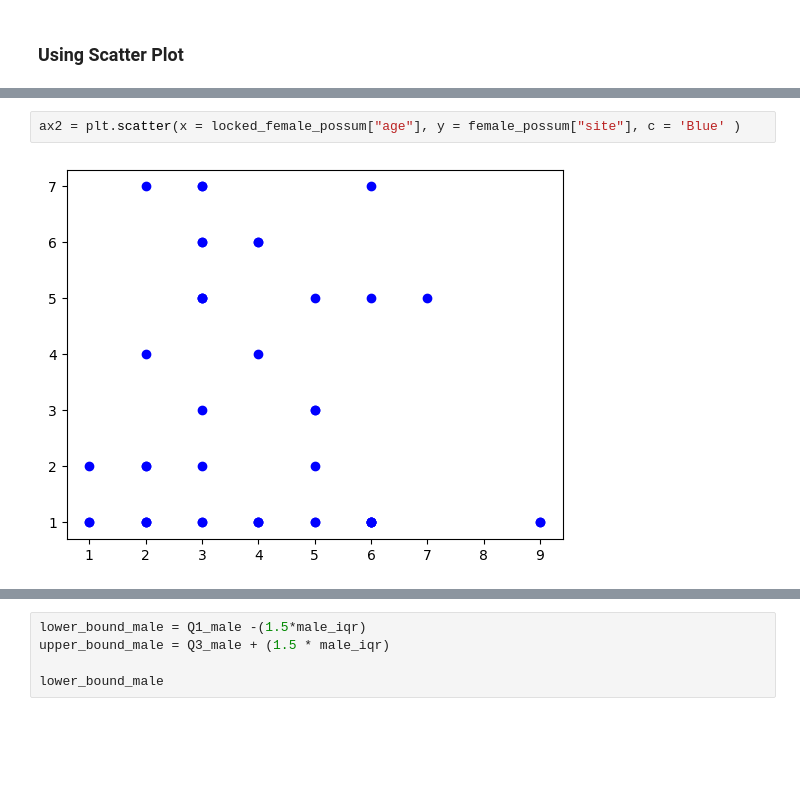
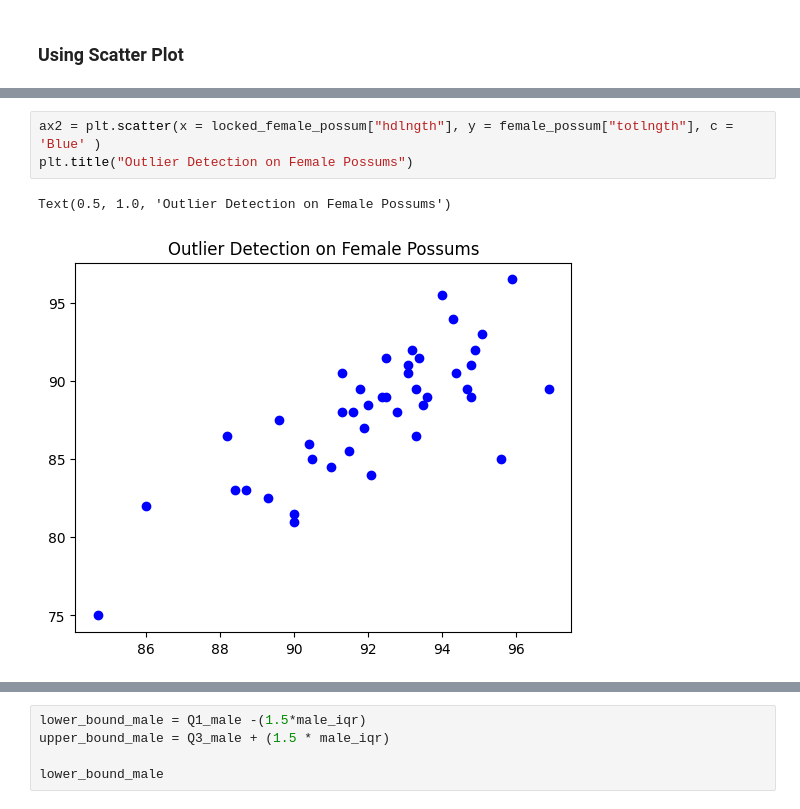
Before and after one commit to KudoroEsther/Files-Data_Analysis-, a Jupyter notebook: Statistics/Task_18_Statistics.ipynb, the cells around one changed output, grey strips where cells are left out. Saved outputs shown, nothing was run; the diff lists cells and outputs as text; blank space fills up the shorter version.

Commit message:
Trying scatter plot

```diff
--- a/Statistics/Task_18_Statistics.ipynb
+++ b/Statistics/Task_18_Statistics.ipynb
@@ -465,4 +461,6 @@ ax = plt.scatter(x = locked_female_possum["age"], y = locked_female_possum["hdln
 # %%
-ax2 = plt.scatter(x = locked_female_possum["age"], y = female_possum["site"], c = 'Blue' )
+ax2 = plt.scatter(x = locked_female_possum["hdlngth"], y = female_possum["totlngth"], c = 'Blue' )
+plt.title("Outlier Detection on Female Possums")
 # %% [output]
+Text(0.5, 1.0, 'Outlier Detection on Female Possums')
-[figure, old version]
+[figure, new version]
```
Also changed, not shown: parts of 2 cells of this notebook.
